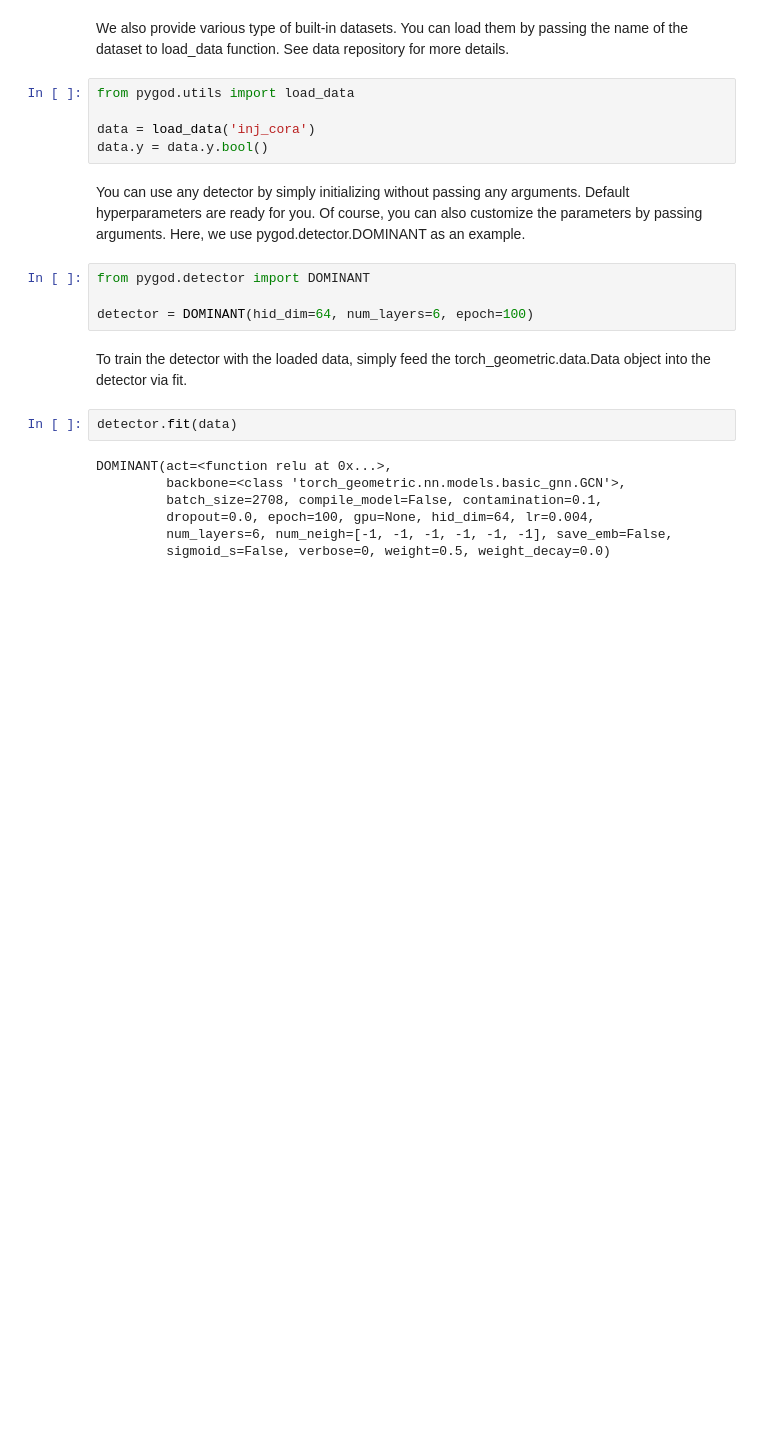
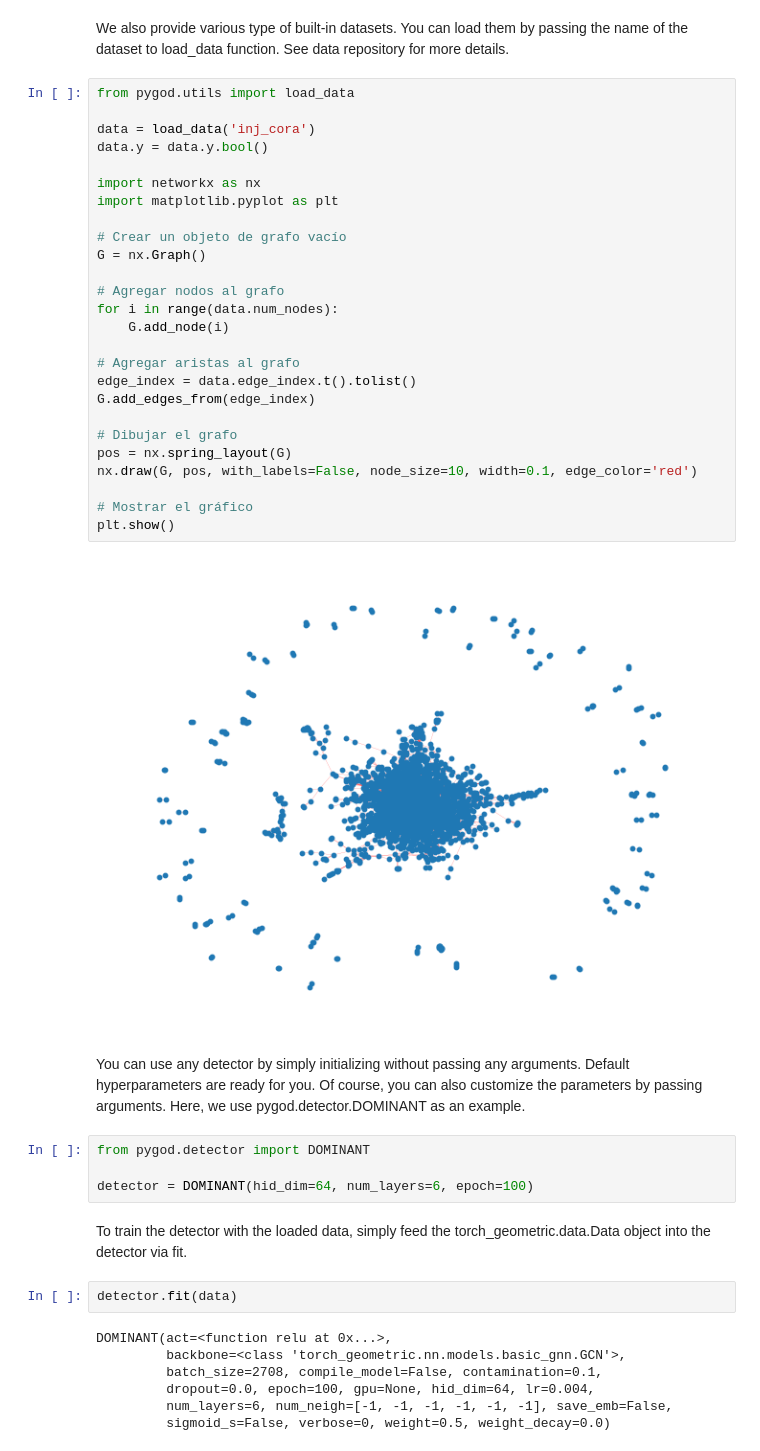
Before and after one commit to jemarle/graph_convolutional_networks, a Jupyter notebook: prueba02.ipynb, the cells around one changed output. Drawn from its saved outputs; the diff is of its cells as text; blank space fills up the shorter version.

```diff
--- a/prueba02.ipynb
+++ b/prueba02.ipynb
@@ -31,10 +76,33 @@ print(data.y.unique(return_counts=True))
 # %% [markdown]
 We also provide various type of built-in datasets. You can load them by passing the name of the dataset to load_data function. See data repository for more details.
-# %%
-from pygod.utils import load_data
-
-data = load_data('inj_cora')
-data.y = data.y.bool()
+# %%
+from pygod.utils import load_data
+
+data = load_data('inj_cora')
+data.y = data.y.bool()
+
+import networkx as nx
+import matplotlib.pyplot as plt
+
+# Crear un objeto de grafo vacío
+G = nx.Graph()
+
+# Agregar nodos al grafo
+for i in range(data.num_nodes):
+    G.add_node(i)
+
+# Agregar aristas al grafo
+edge_index = data.edge_index.t().tolist()
+G.add_edges_from(edge_index)
+
+# Dibujar el grafo
+pos = nx.spring_layout(G)
+nx.draw(G, pos, with_labels=False, node_size=10, width=0.1, edge_color='red')
+
+# Mostrar el gráfico
+plt.show()
+# %% [output]
+[figure, added]
 # %% [markdown]
 You can use any detector by simply initializing without passing any arguments. Default hyperparameters are ready for you. Of course, you can also customize the parameters by passing arguments. Here, we use pygod.detector.DOMINANT as an example.
 # %%
```
Also changed, not shown: parts of 13 cells of this notebook.
